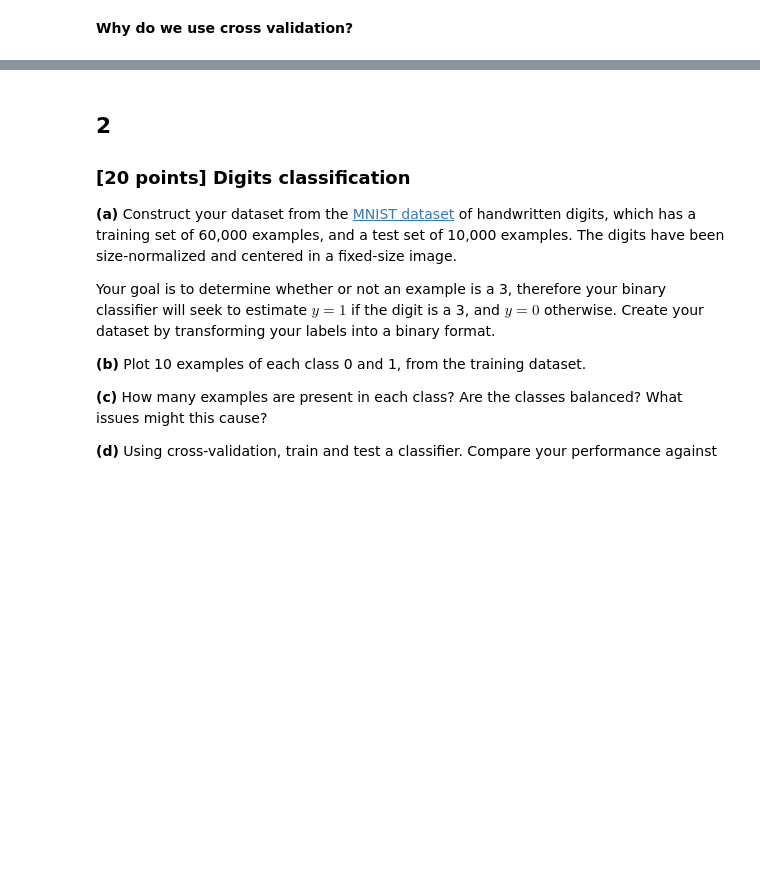
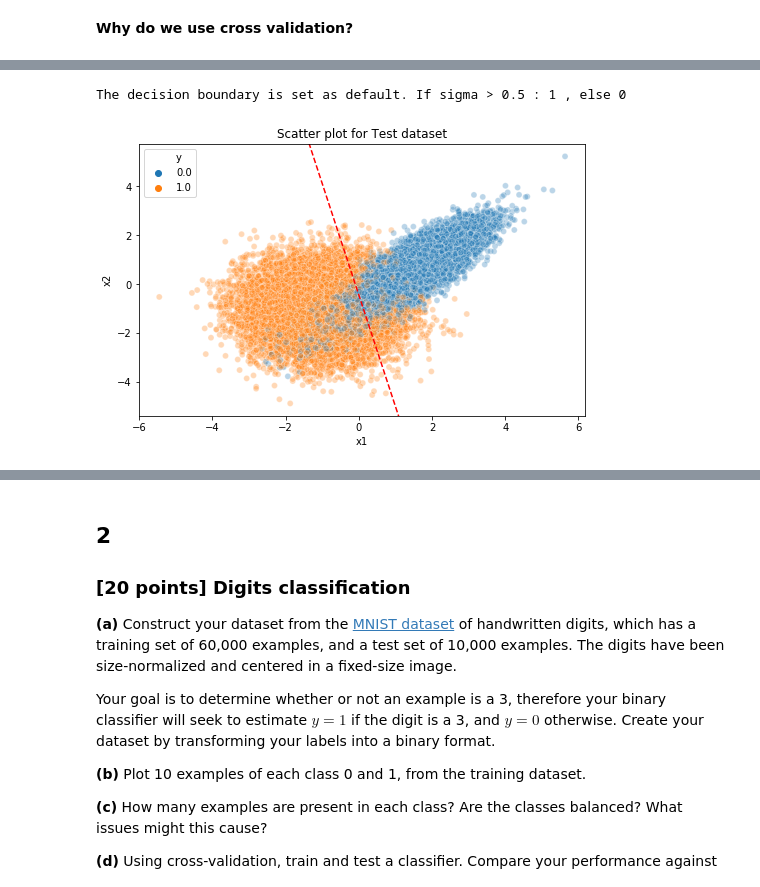
Before and after one commit to joaquinmenendez/machine-learning-course, a Jupyter notebook: Assignment_3/Assignment 3.ipynb, the cells around one changed output, grey strips where cells are left out. Saved outputs shown, nothing was run; the diff lists cells and outputs as text; code cells hidden in the pictures; blank space fills up the shorter version.

```diff
--- a/Assignment_3/Assignment 3.ipynb
+++ b/Assignment_3/Assignment 3.ipynb
@@ -436,0 +477,13 @@ array([0.        , 0.12877907, 1.        ])
+# %%
+plt.figure(figsize=(8,5))
+g = seaborn.scatterplot(x = 'x1', y ='x2', hue = 'y', alpha = 0.3, data = test)
+ax = plt.gca()
+ax.autoscale(False)
+x_vals = np.array(ax.get_xlim())
+y_vals = -(x_vals * avg_w[1] + avg_w[0])/avg_w[2]
+plt.plot(x_vals, y_vals, '--', c="red")
+plt.title('Scatter plot for Test dataset')
+print('The decision boundary is set as default. If sigma > 0.5 : 1 , else 0 ')
+# %% [output]
+The decision boundary is set as default. If sigma > 0.5 : 1 , else 0
+[figure, added]
```
Also changed, not shown: parts of 16 cells of this notebook.
